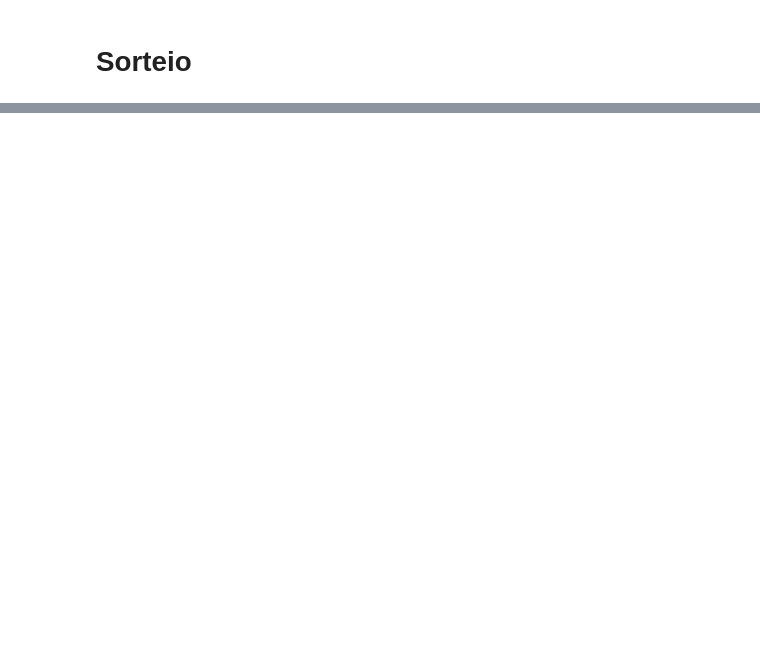
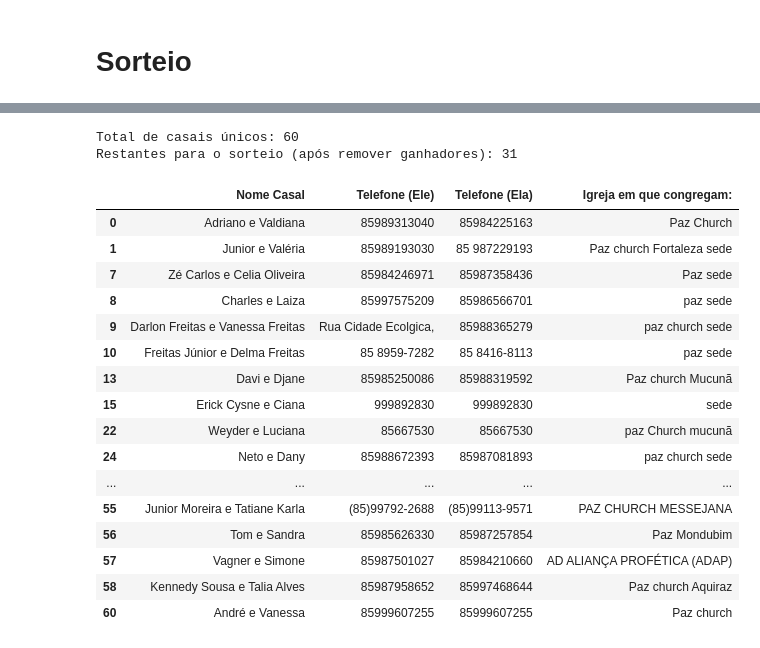
Before and after one commit to jarlanjsl/ECC, a Jupyter notebook: main.ipynb, the cells around one changed output, grey strips where cells are left out. Drawn from its saved outputs; the diff is of its cells as text; code cells hidden in the pictures; blank space fills up the shorter version.

Commit message:
relatorio do sorteio e encontristas

```diff
--- a/main.ipynb
+++ b/main.ipynb
@@ -120,0 +246,4 @@ lista_sorteio
+# %%
+sorteados = pd.read_csv('arquivos\\sorteados.csv', sep=';')
+# %%
+sorteados['Nome Casal'] = sorteados['Nome Casal'].str.title()
@@ -120,0 +270,60 @@ lista_sorteio
+# %%
+# 1. Garantir padronização nas chaves de busca para o Merge
+df_filtrado['Nome'] = df_filtrado['Nome'].str.strip().str.title()
+lista_sorteio['NOME'] = lista_sorteio['NOME'].str.strip().str.title()
+
+# 2. Realizando o 'PROCV' (Merge) incluindo a coluna da Igreja
+lista_sorteio_completa = pd.merge(
+    lista_sorteio,
+    df_filtrado[['Nome', 'Nome Crachá (Ele):', 'Telefone (Ele)', 'Nome Crachá (Ela):', 'Telefone (Ela)', 'Igreja em que congregam:']],
+    left_on='NOME',
+    right_on='Nome',
+    how='left'
+)
+
+# 3. Criando a coluna 'Nome Casal'
+lista_sorteio_completa['Nome Casal'] = (
+    lista_sorteio_completa['Nome Crachá (Ele):'].str.title() +
+    ' e ' +
+    lista_sorteio_completa['Nome Crachá (Ela):'].str.title()
+)
+
+# 4. Selecionando colunas e REMOVENDO DUPLICADOS (Unique)
+lista_final = lista_sorteio_completa[['Nome Casal', 'Telefone (Ele)', 'Telefone (Ela)', 'Igreja em que congregam:']]
+lista_final = lista_final.drop_duplicates(subset=['Nome Casal']) # <--- Adicionado aqui
+
+# 5. Remoção de quem já foi sorteado
+lista_final['NOME_COMPARA'] = lista_final['Nome Casal'].str.upper().str.strip()
+sorteados['NOME_COMPARA'] = sorteados['Nome Casal'].str.upper().str.strip()
+
+lista_final_disponivel = lista_final[~lista_final['NOME_COMPARA'].isin(sorteados['NOME_COMPARA'])].copy()
+
+# 6. Limpeza e exportação
+lista_final_disponivel.drop(columns=['NOME_COMPARA'], inplace=True)
+lista_final_disponivel.to_excel('export\\lista_sorteio.xlsx', index=False)
+
+# Resultados
+print(f"Total de casais únicos: {len(lista_final)}")
+print(f"Restantes para o sorteio (após remover ganhadores): {len(lista_final_disponivel)}")
+
+lista_final_disponivel
+# %% [output]
+Total de casais únicos: 60
+Restantes para o sorteio (após remover ganhadores): 31
+|  | Nome Casal | Telefone (Ele) | Telefone (Ela) | Igreja em que congregam: |
+| 0 | Adriano e Valdiana | 85989313040 | 85984225163 | Paz Church |
+| 1 | Junior e Valéria | 85989193030 | 85 987229193 | Paz church Fortaleza sede |
+| 7 | Zé Carlos e Celia Oliveira | 85984246971 | 85987358436 | Paz sede |
+| 8 | Charles e Laiza | 85997575209 | 85986566701 | paz sede |
+| 9 | Darlon Freitas e Vanessa Freitas | Rua Cidade Ecolgica, | 85988365279 | paz church sede |
+| 10 | Freitas Júnior e Delma Freitas | 85 8959-7282 | 85 8416-8113 | paz sede |
+| 13 | Davi e Djane | 85985250086 | 85988319592 | Paz church Mucunã |
+| 15 | Erick Cysne e Ciana | 999892830 | 999892830 | sede |
+| 22 | Weyder e Luciana | 85667530 | 85667530 | paz Church mucunã |
+| 24 | Neto e Dany | 85988672393 | 85987081893 | paz church sede |
+| ... | ... | ... | ... | ... |
+| 55 | Junior Moreira e Tatiane Karla | (85)99792-2688 | (85)99113-9571 | PAZ CHURCH MESSEJANA |
+| 56 | Tom e Sandra | 85985626330 | 85987257854 | Paz Mondubim |
+| 57 | Vagner e Simone | 85987501027 | 85984210660 | AD ALIANÇA PROFÉTICA (ADAP) |
+| 58 | Kennedy Sousa e Talia Alves | 85987958652 | 85997468644 | Paz church Aquiraz |
+| 60 | André e Vanessa | 85999607255 | 85999607255 | Paz church |
```
Also changed, not shown: parts of 11 cells of this notebook, 2 other files.
